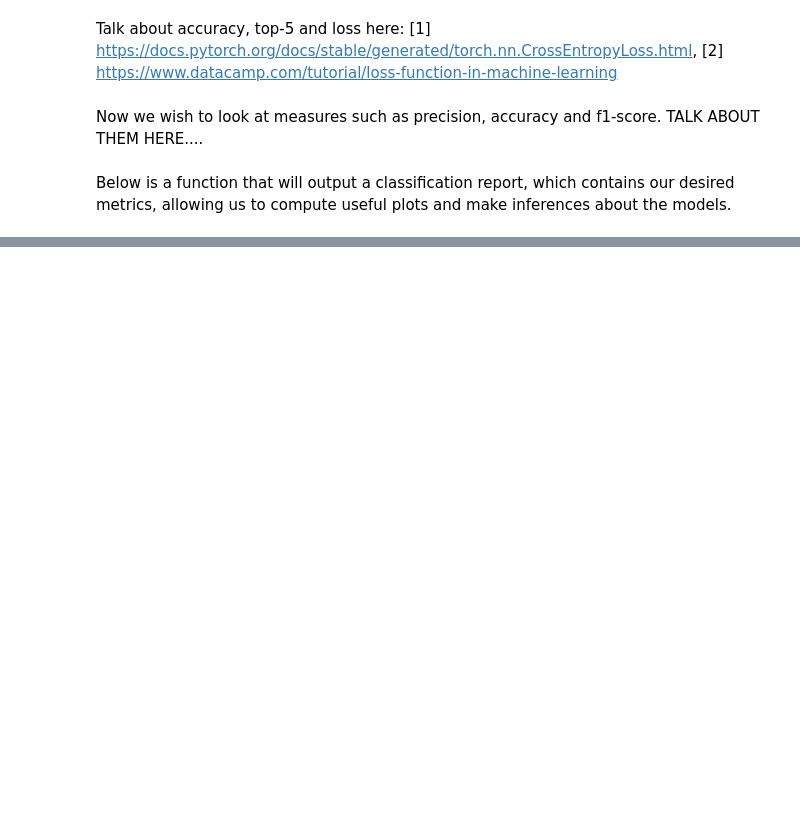
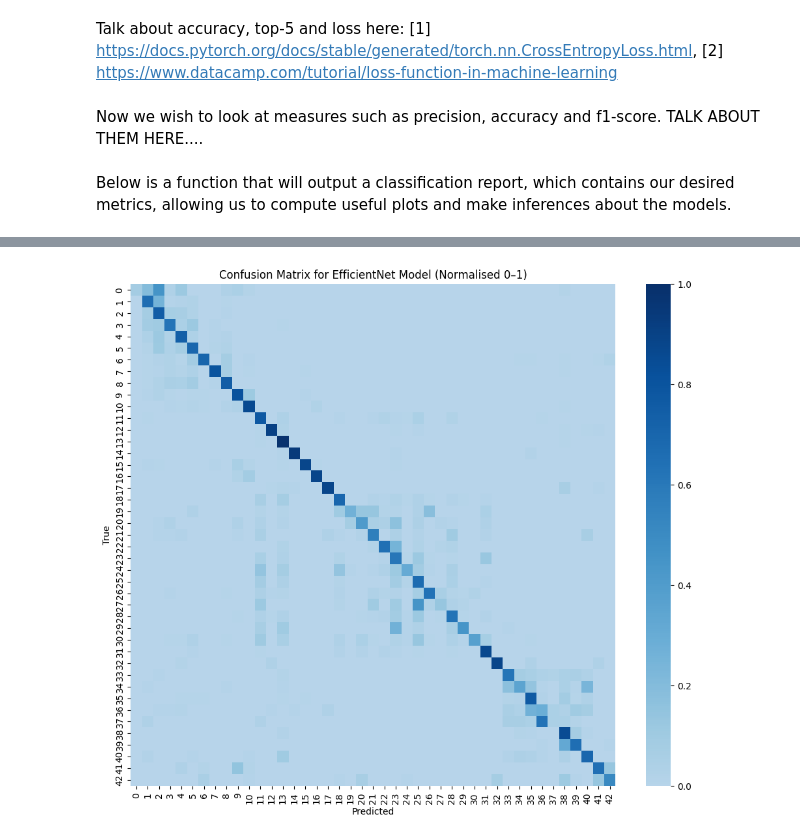
Before and after one commit to nevafradd/DataScienceToolbox-Project2, a Jupyter notebook: Billy/eval.ipynb, the cells around one changed output, grey strips where cells are left out. Saved outputs shown, nothing was run; the diff lists cells and outputs as text; code cells hidden in the pictures; blank space fills up the shorter version.

```diff
--- a/Billy/eval.ipynb
+++ b/Billy/eval.ipynb
@@ -141,5 +146,5 @@ model_eff.load_state_dict(state_dict)
 # %%
 model_resnet18 = models.resnet18(weights=None)
 model_resnet18.fc = torch.nn.Linear(512, 43)   # example for 43 traffic signs
-state_dict_resnet18 = torch.load("Gracie/resnet18_traffic_signs.pth", map_location="cpu")
+state_dict_resnet18 = torch.load("Gracie/resnet18_best.pth", map_location="cpu")
 model_resnet18.load_state_dict(state_dict_resnet18)
@@ -168,7 +175,7 @@ with torch.no_grad():
         batch_size = labels.size(0)
 
         # EfficientNet
-        outputs_eff = model(images)
+        outputs_eff = model_eff(images)
         _, pred_eff = torch.max(outputs_eff, 1)
         _, top5_eff = torch.topk(outputs_eff, 5, dim=1)
         correct_eff += (pred_eff == labels).sum().item()
@@ -238,8 +284,13 @@ print(df_resnet)
 # %%
-plt.figure(figsize=(12,10))
-sns.heatmap(cm, annot=False, cmap="Blues")
+cm_norm = cm.astype(float) / cm.sum(axis=1, keepdims=True)
+blues = plt.cm.Blues
+new_blues = LinearSegmentedColormap.from_list("clippedBlues",  blues(np.linspace(0.3, 1, 256)))
+plt.figure(figsize=(12, 10))
+sns.heatmap(cm_norm, cmap=new_blues, vmin=0, vmax=1)
 plt.xlabel("Predicted")
 plt.ylabel("True")
-plt.title("Confusion Matrix for Efficient Net Model")
+plt.title("Confusion Matrix for EfficientNet Model (Normalised 0–1)")
 plt.show()
+# %% [output]
+[figure, added]
 # %%
```
Also changed, not shown: parts of 19 cells of this notebook.
